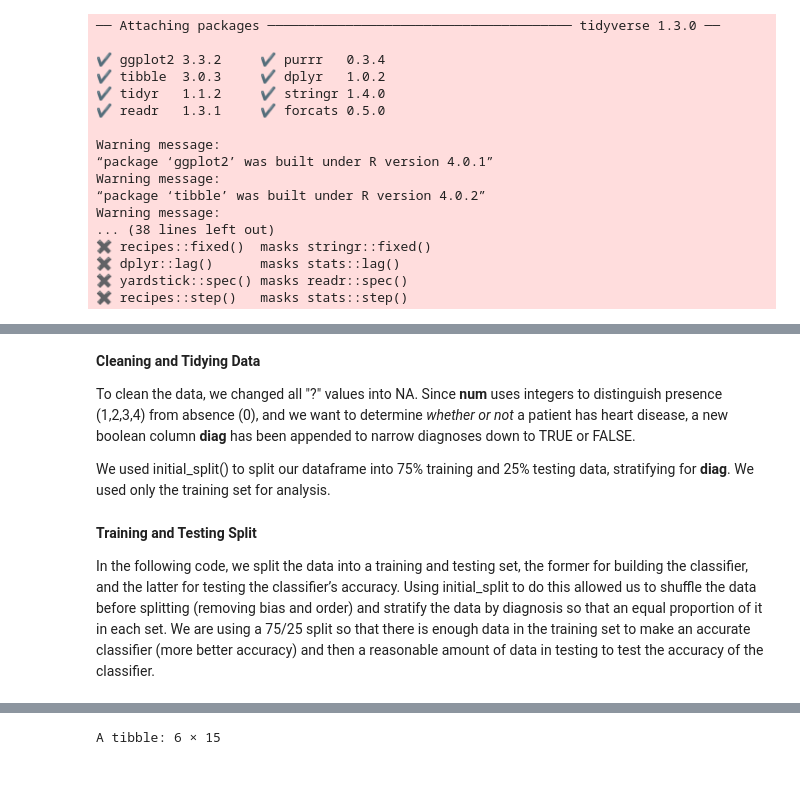
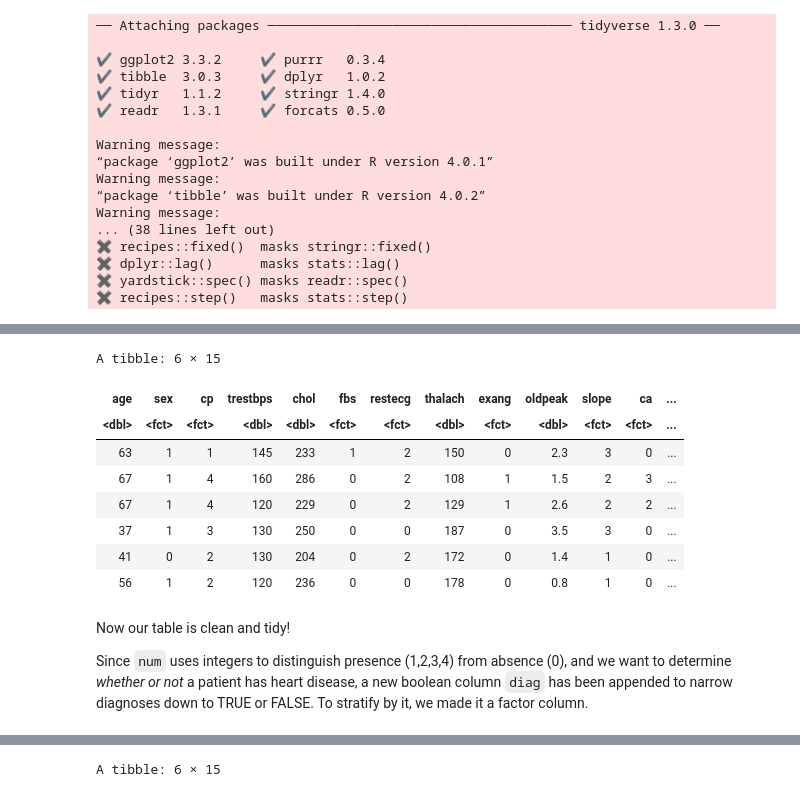
Before and after one commit to Agamchawla/group-29-project, a Jupyter notebook: group_29_project_report.ipynb, the cells around one changed output, grey strips where cells are left out. Saved outputs shown, nothing was run; the diff lists cells and outputs as text; code cells hidden in the pictures.

```diff
--- a/group_29_project_report.ipynb
+++ b/group_29_project_report.ipynb
@@ -59,6 +105,36 @@ Warning message:
+# %%
+set.seed(1)
+# assigning col names
+cleveland_clean <- cleveland_data
+
+colnames(cleveland_clean) <- c("age", "sex", "cp", "trestbps", "chol", "fbs", "restecg",
+                               "thalach", "exang", "oldpeak", "slope", "ca", "thal", "num")
+
+# changing "?" into NA
+cleveland_data[ cleveland_data == "?" ] <- NA
+
+# adding diag column, setting col types
+# as.integer is being used to get rid of decimal points when switching to factor
+cleveland_clean <- cleveland_data %>%
+                    mutate(diag = as.factor(ifelse(is.na(num), NA, (num > 0)))) %>%
+                    mutate(sex = as.factor(as.integer(sex)), cp = as.factor(as.integer(cp)),
+                           fbs = as.factor(as.integer(fbs)), restecg = as.factor(as.integer(restecg)),
+                           exang = as.factor(as.integer(exang)), thal = as.factor(as.integer(thal)),
+                           ca = as.factor(as.integer(ca)), slope = as.factor(as.integer(slope))) %>%
+                    mutate(num = as_factor(num))
+
+head(cleveland_clean)
+# %% [output]
+A tibble: 6 × 15
+| age | sex | cp | trestbps | chol | fbs | restecg | thalach | exang | oldpeak | slope | ca | ... |
+| <dbl> | <fct> | <fct> | <dbl> | <dbl> | <fct> | <fct> | <dbl> | <fct> | <dbl> | <fct> | <fct> | ... |
+| 63 | 1 | 1 | 145 | 233 | 1 | 2 | 150 | 0 | 2.3 | 3 | 0 | ... |
+| 67 | 1 | 4 | 160 | 286 | 0 | 2 | 108 | 1 | 1.5 | 2 | 3 | ... |
+| 67 | 1 | 4 | 120 | 229 | 0 | 2 | 129 | 1 | 2.6 | 2 | 2 | ... |
+| 37 | 1 | 3 | 130 | 250 | 0 | 0 | 187 | 0 | 3.5 | 3 | 0 | ... |
+| 41 | 0 | 2 | 130 | 204 | 0 | 2 | 172 | 0 | 1.4 | 1 | 0 | ... |
+| 56 | 1 | 2 | 120 | 236 | 0 | 0 | 178 | 0 | 0.8 | 1 | 0 | ... |
 # %% [markdown]
-**Cleaning and Tidying Data**
+Now our table is clean and tidy!
 
-To clean the data, we changed all "?" values into NA. Since **num** uses integers to distinguish presence (1,2,3,4) from absence (0), and we want to determine *whether or not* a patient has heart disease, a new boolean column **diag** has been appended to narrow diagnoses down to TRUE or FALSE.
-
-We used initial_split() to split our dataframe into 75% training and 25% testing data, stratifying for **diag**. We used only the training set for analysis.
+Since `num` uses integers to distinguish presence (1,2,3,4) from absence (0), and we want to determine *whether or not* a patient has heart disease, a new boolean column `diag` has been appended to narrow diagnoses down to TRUE or FALSE. To stratify by it, we made it a factor column.
@@ -83,4 +140,0 @@ cleveland_clean <- cleveland_data %>%
-# %% [markdown]
-**Training and Testing Split**
-
-In the following code, we split the data into a training and testing set, the former for  building the classifier, and the latter for testing the classifier’s accuracy. Using initial_split to do this allowed us to shuffle the data before splitting (removing bias and order) and stratify the data by diagnosis so that an equal proportion of it in each set.  We are using a 75/25 split so that there is enough data in the training set to make an accurate classifier (more better accuracy) and then a reasonable amount of data in testing to test the accuracy of the classifier.
```
Also changed, not shown: parts of 22 cells of this notebook.
